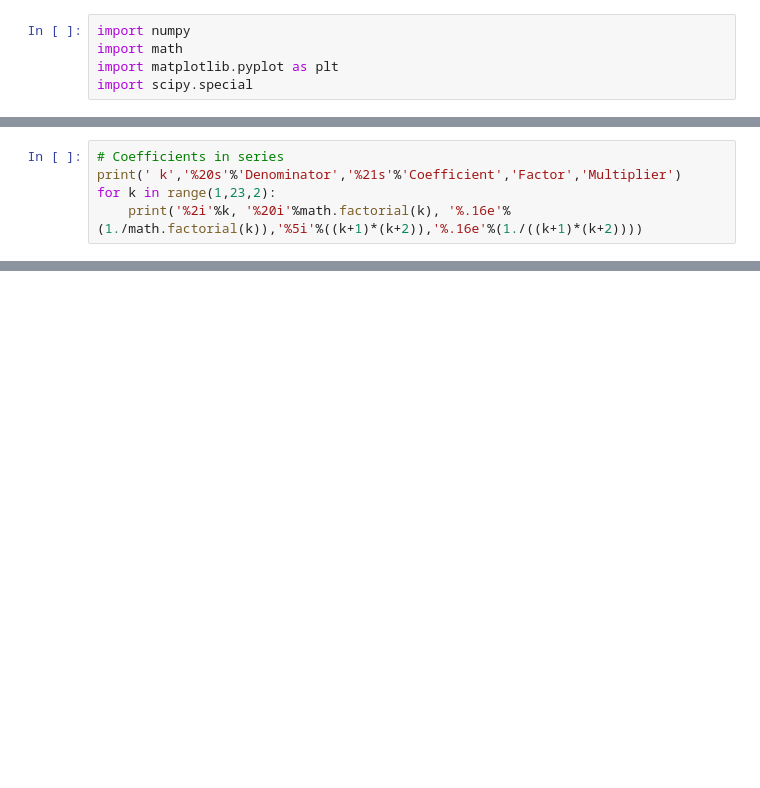
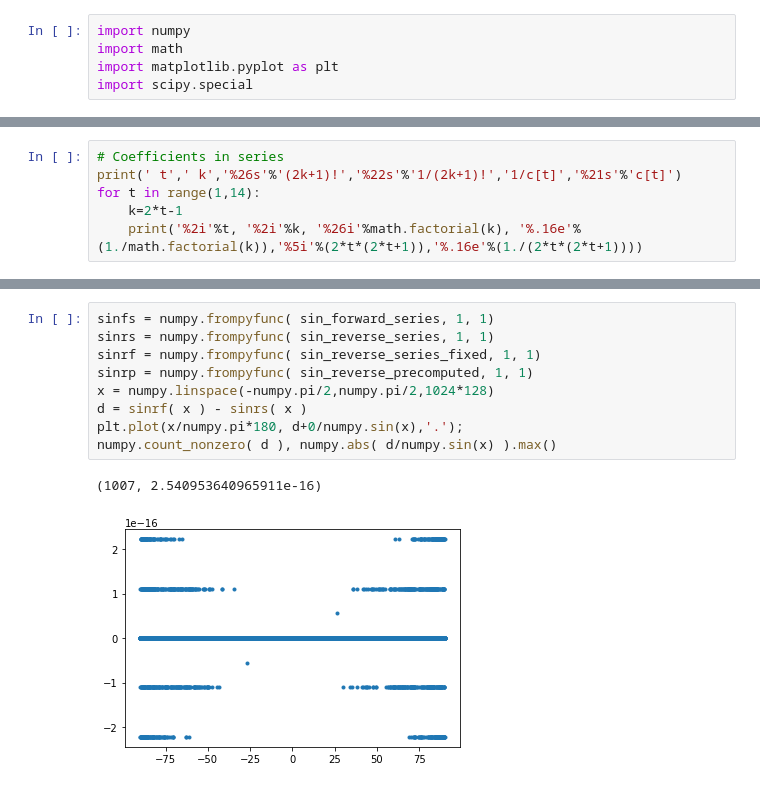
Before and after one commit to jr3cermak/numpypi, a Jupyter notebook: Calculation of sin(x).ipynb, the cells around one changed output, grey strips where cells are left out. Drawn from its saved outputs; the diff is of its cells as text; blank space fills up the shorter version.

Commit message:
Some analysis of series for sin(x)

```diff
--- a/Calculation of sin(x).ipynb
+++ b/Calculation of sin(x).ipynb
@@ -38,6 +46,7 @@ epsilon = 2.22e-16 = 2**-52
 # %%
 # Coefficients in series
-print(' k','%20s'%'Denominator','%21s'%'Coefficient','Factor','Multiplier')
-for k in range(1,23,2):
-    print('%2i'%k, '%20i'%math.factorial(k), '%.16e'%(1./math.factorial(k)),'%5i'%((k+1)*(k+2)),'%.16e'%(1./((k+1)*(k+2))))
+print(' t',' k','%26s'%'(2k+1)!','%22s'%'1/(2k+1)!','1/c[t]','%21s'%'c[t]')
+for t in range(1,14):
+    k=2*t-1
+    print('%2i'%t, '%2i'%k, '%26i'%math.factorial(k), '%.16e'%(1./math.factorial(k)),'%5i'%(2*t*(2*t+1)),'%.16e'%(1./(2*t*(2*t+1))))
 # %% [output]
@@ -141,0 +326,12 @@ print( sin_by_series( angle, method='accurate-fixed', n=7 ) )
+# %%
+sinfs = numpy.frompyfunc( sin_forward_series, 1, 1)
+sinrs = numpy.frompyfunc( sin_reverse_series, 1, 1)
+sinrf = numpy.frompyfunc( sin_reverse_series_fixed, 1, 1)
+sinrp = numpy.frompyfunc( sin_reverse_precomputed, 1, 1)
+x = numpy.linspace(-numpy.pi/2,numpy.pi/2,1024*128)
+d = sinrf( x ) - sinrs( x )
+plt.plot(x/numpy.pi*180, d+0/numpy.sin(x),'.');
+numpy.count_nonzero( d ), numpy.abs( d/numpy.sin(x) ).max()
+# %% [output]
+(1007, 2.540953640965911e-16)
+[figure, added]
```
Also changed, not shown: parts of 7 cells of this notebook.
